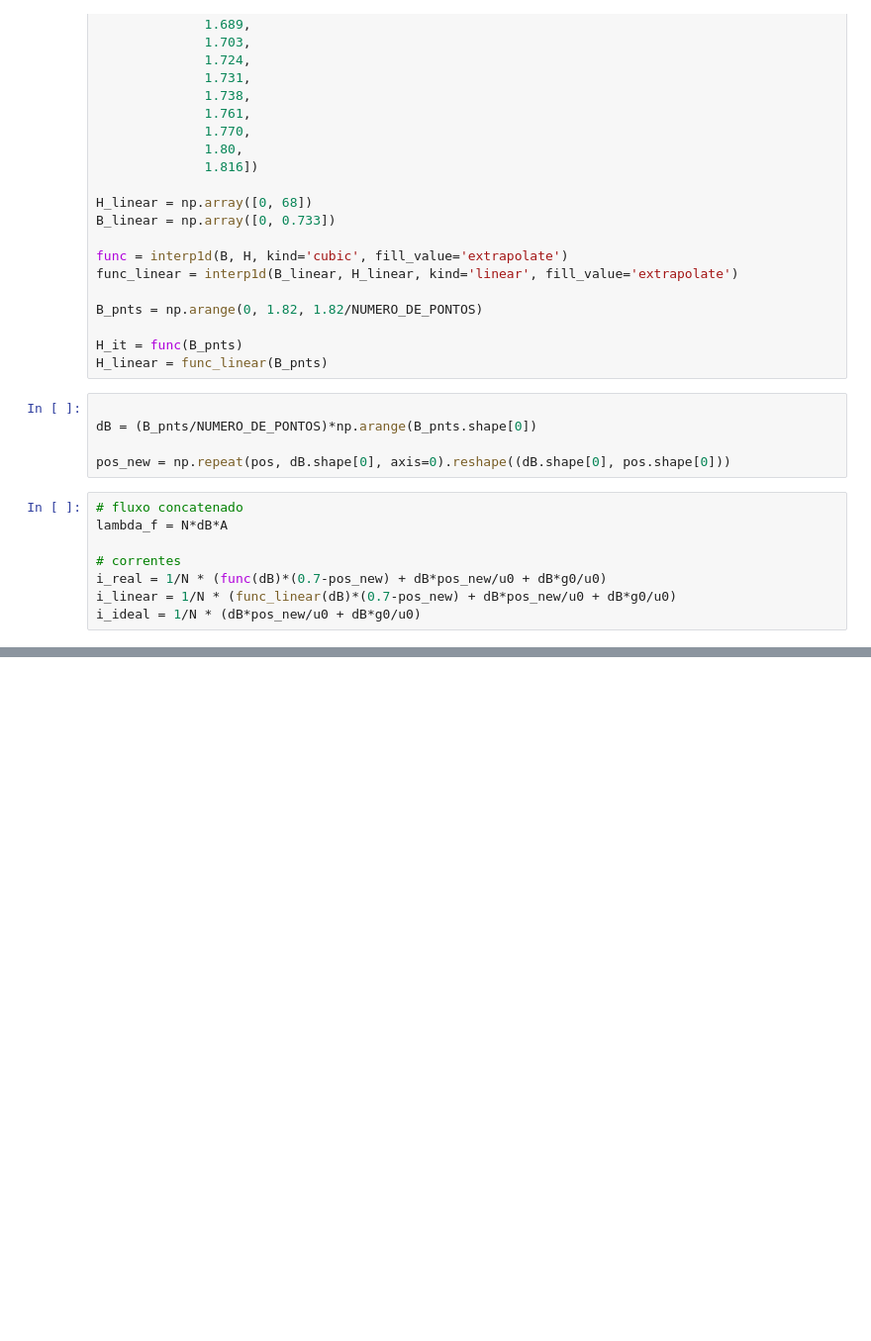
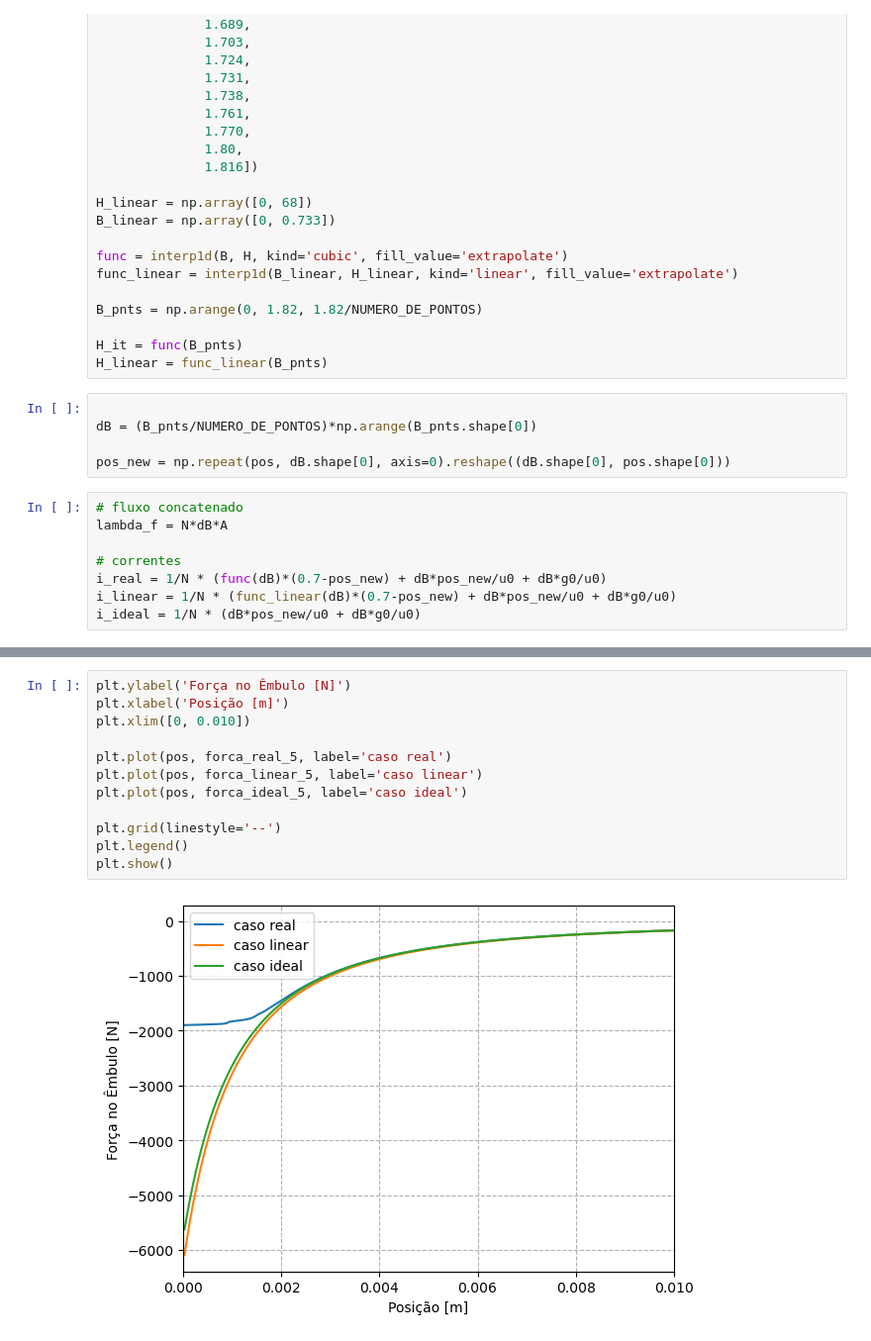
Before and after one commit to Danilo0liveira/conversao-eletromecanica, a Jupyter notebook: ex01.ipynb, the cells around one changed output, grey strips where cells are left out. Shown at 99% size. Drawn from its saved outputs; the diff is of its cells as text; blank space fills up the shorter version.

```diff
--- a/ex01.ipynb
+++ b/ex01.ipynb
@@ -149,0 +156,14 @@ plt.show()
+# %%
+plt.ylabel('Força no Êmbulo [N]')
+plt.xlabel('Posição [m]')
+plt.xlim([0, 0.010])
+
+plt.plot(pos, forca_real_5, label='caso real')
+plt.plot(pos, forca_linear_5, label='caso linear')
+plt.plot(pos, forca_ideal_5, label='caso ideal')
+
+plt.grid(linestyle='--')
+plt.legend()
+plt.show()
+# %% [output]
+[figure, added]
```
Also changed, not shown: parts of 13 cells of this notebook.
